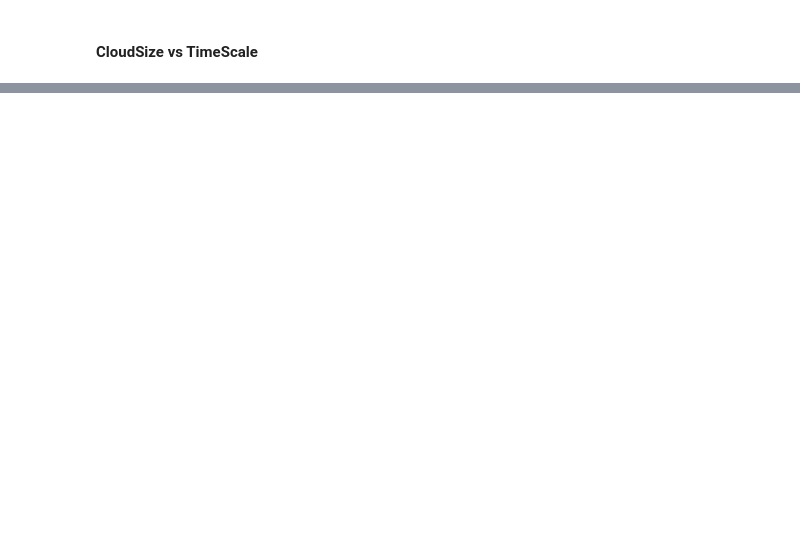
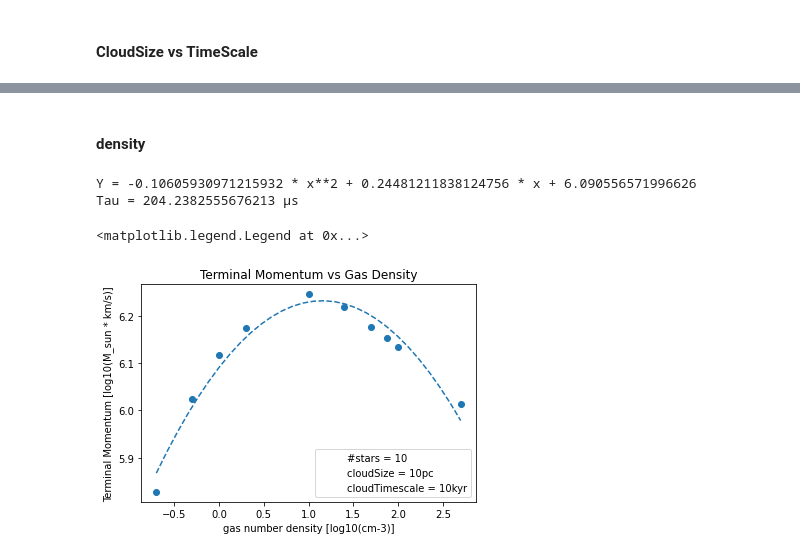
Before and after one commit to nelson-group/boecker_arepo, a Jupyter notebook: jupyterNotebooks/Cluster plots.ipynb, the cells around one changed output, grey strips where cells are left out. Saved outputs shown, nothing was run; the diff lists cells and outputs as text; code cells hidden in the pictures; blank space fills up the shorter version.

```diff
--- a/jupyterNotebooks/Cluster plots.ipynb
+++ b/jupyterNotebooks/Cluster plots.ipynb
@@ -275,0 +432,40 @@ plt.colorbar()
+# %% [markdown]
+#### density
+# %%
+nStarArrayToFit = np.append(densities, baseDensity)
+nStarTerminalMomentumArrayToFit = np.append(densityTerminalMomenta_in_cgs, baseTerminalMomentum_in_cgs)
+xValues = np.log10(nStarArrayToFit)
+yValues = np.log10(nStarTerminalMomentumArrayToFit)
+
+def fct(x):
+    return 4e5 * np.log(0.5 *x) * np.exp(-1e-1 * x) + 1.5e6
+
+
+#x = np.linspace(np.min(densities), np.max(densities), 100000)
+#x = np.logspace(-1, 3, 1000)
+#plt.plot(x, fct(x), '--', label="fit test")
+
+p0 = (1, 1, 1) # start with values near those we expect
+#fitValues(densities[3:], densityTerminalMomenta_in_cgs[3:], monoExp, p0, False)
+#p0 = (4e5, 0.5,0.1, 0)
+fitValues(xValues, yValues, monoParab, p0, False)
+
+plt.scatter(xValues, yValues)
+#plt.scatter(densities, densityTerminalMomenta_in_cgs)
+
+plt.title("Terminal Momentum vs Gas Density")
+plt.xlabel("gas number density [log10(cm-3)]")
+plt.ylabel("Terminal Momentum [log10(M_sun * km/s)]")
+
+#plt.xscale("log")
+#plt.yscale("log")
+
+empty_patch1 = mpatches.Patch(color='none', label="#stars = 10")
+empty_patch2 = mpatches.Patch(color='none', label="cloudSize = 10pc")
+empty_patch3 = mpatches.Patch(color='none', label="cloudTimescale = 10kyr")
+plt.legend(handles=[empty_patch1, empty_patch2, empty_patch3])
+# %% [output]
+Y = -0.10605930971215932 * x**2 + 0.24481211838124756 * x + 6.090556571996626
+Tau = 204.2382555676213 µs
+<matplotlib.legend.Legend at 0x...>
+[figure, added]
```
Also changed, not shown: parts of 26 cells of this notebook, 10 other files.
